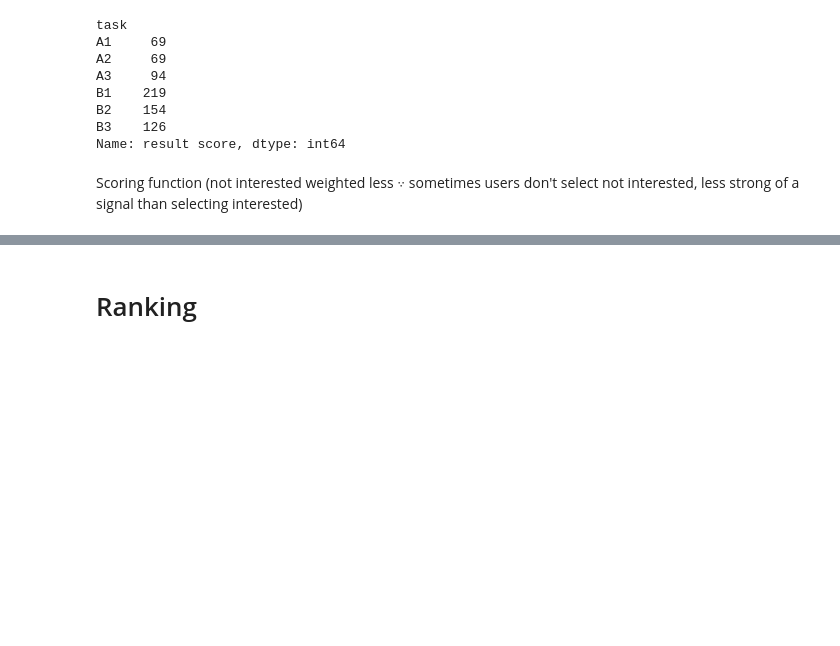
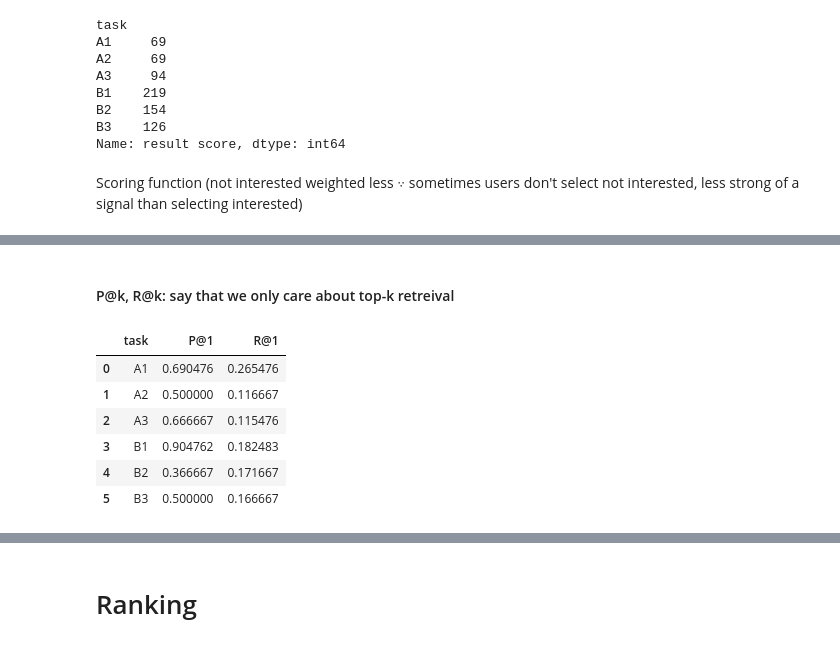
Before and after one commit to dorisjlee/viz-summarization, a Jupyter notebook: ipynb/User Study Results and Paper Statistics.ipynb, the cells around one changed output, grey strips where cells are left out. Drawn from its saved outputs; the diff is of its cells as text; code cells hidden in the pictures; blank space fills up the shorter version.

Commit message:
precision recall results

```diff
--- a/ipynb/User Study Results and Paper Statistics.ipynb
+++ b/ipynb/User Study Results and Paper Statistics.ipynb
@@ -61 +61,40 @@ B3    146.50
 Name: result score, dtype: float64
+# %% [markdown]
+#### P@k, R@k: say that we only care about top-k retreival
+# %%
+def compute_average_PR_at_k_over_all_data(k):
+    retreival["dataset"]=retreival["task"].apply(lambda x:x[0])#.groupby["ideal retreival score"]
+    dedup_retreival=retreival[["dataset","visualization","ideal retreival score"]].drop_duplicates()
+    # get top-k for dataset A and dataset B
+    dedup_retreivalA=dedup_retreival[dedup_retreival["dataset"]=='A']
+    topk_A = dedup_retreivalA.loc[dedup_retreivalA["ideal retreival score"].nlargest(k,"ideal retreival score").index]
+    dedup_retreivalB=dedup_retreival[dedup_retreival["dataset"]=='B']
+    topk_B = dedup_retreivalB.loc[dedup_retreivalB["ideal retreival score"].nlargest(k,"ideal retreival score").index]
+    topk_A_lst =list(topk_A["visualization"])
+    topk_B_lst =list(topk_B["visualization"])
+    def compute_PR_at_k(user_id):
+        selected_user = retreival[retreival["user"]==user_id]
+        relevant = (selected_user["visualization"].isin(topk_A_lst)|selected_user["visualization"].isin(topk_B_lst))
+        retreived = (selected_user["interested"]=="interested")
+        Nrelevant_and_retreived = float(len(selected_user[(relevant)&(retreived)]))
+        Nrelevant = len(selected_user[relevant])
+        Nretreived = len(selected_user[retreived])
+        if Nrelevant !=0 and Nretreived!=0:
+            precision  = Nrelevant_and_retreived/Nrelevant
+            recall = Nrelevant_and_retreived/Nretreived
+            return precision,recall
+        else:
+            return 0,0
+    # compute PR
+    retreival["P@"+str(k)],retreival["R@"+str(k)] = zip(*retreival["user"].apply(compute_PR_at_k))
+    return retreival.groupby("task",as_index=False)[["P@"+str(k),"R@"+str(k)]].mean()
+# %%
+compute_average_PR_at_k_over_all_data(1)
+# %% [output]
+|  | task | P@1 | R@1 |
+| 0 | A1 | 0.690476 | 0.265476 |
+| 1 | A2 | 0.500000 | 0.116667 |
+| 2 | A3 | 0.666667 | 0.115476 |
+| 3 | B1 | 0.904762 | 0.182483 |
+| 4 | B2 | 0.366667 | 0.171667 |
+| 5 | B3 | 0.500000 | 0.166667 |
```
Also changed, not shown: parts of 7 cells of this notebook.
